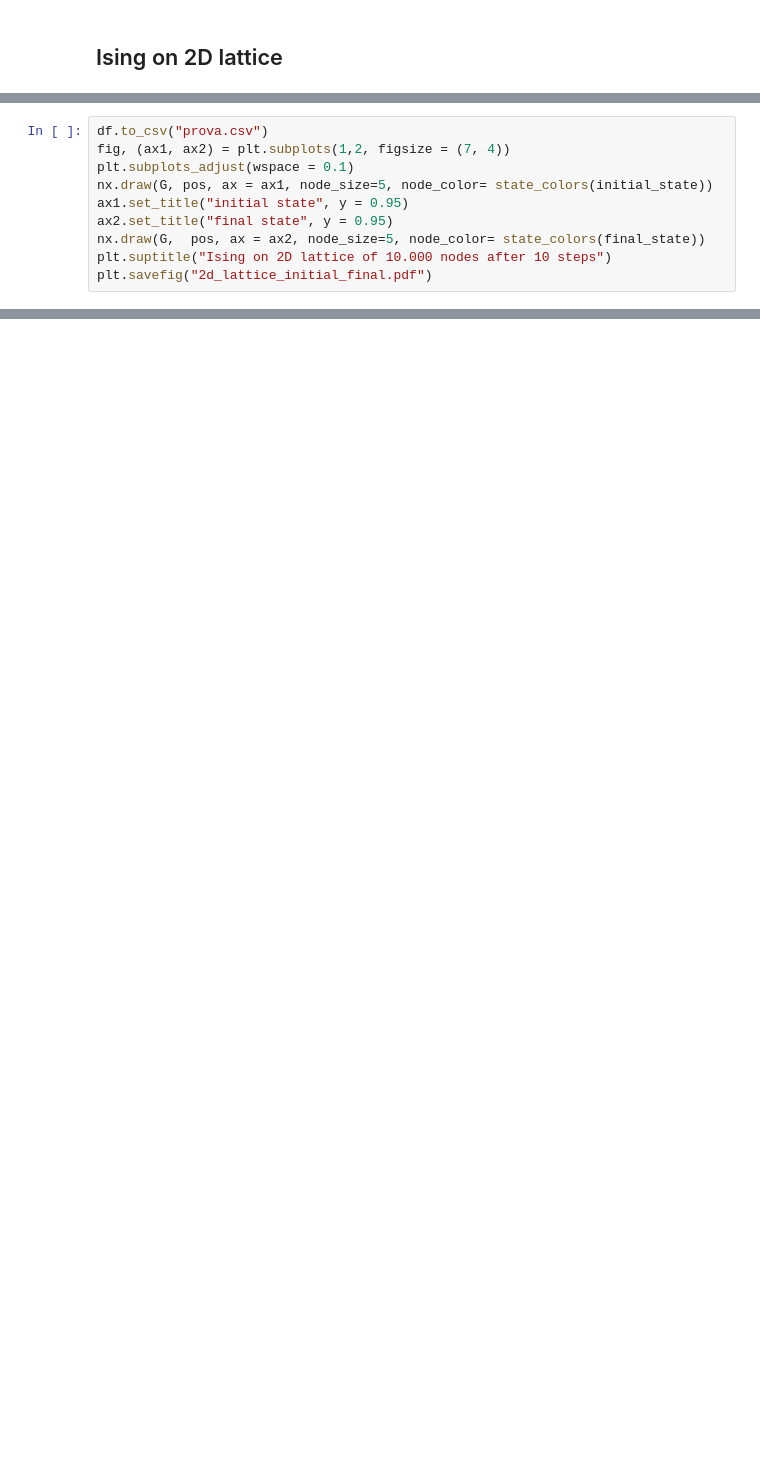
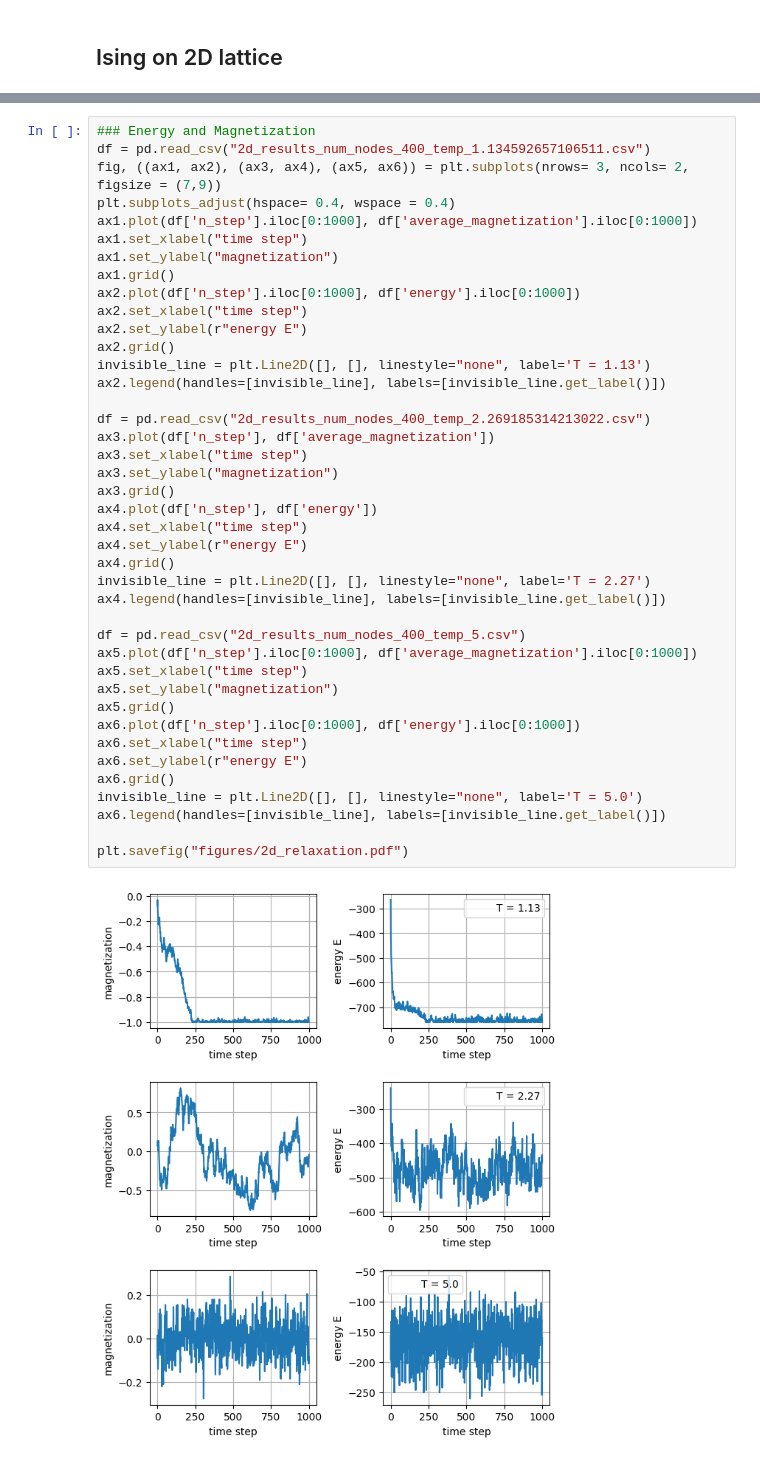
Before and after one commit to miriamzara/ComplexNet_project, a Jupyter notebook: project_01/metropolis.ipynb, the cells around one changed output, grey strips where cells are left out. Cells and saved outputs as stored; diff of their text form; blank space fills up the shorter version.

```diff
--- a/project_01/metropolis.ipynb
+++ b/project_01/metropolis.ipynb
@@ -129,10 +155,0 @@ step number 9
-# %%
-df.to_csv("prova.csv")
-fig, (ax1, ax2) = plt.subplots(1,2, figsize = (7, 4))
-plt.subplots_adjust(wspace = 0.1)
-nx.draw(G, pos, ax = ax1, node_size=5, node_color= state_colors(initial_state))
-ax1.set_title("initial state", y = 0.95)
-ax2.set_title("final state", y = 0.95)
-nx.draw(G,  pos, ax = ax2, node_size=5, node_color= state_colors(final_state))
-plt.suptitle("Ising on 2D lattice of 10.000 nodes after 10 steps")
-plt.savefig("2d_lattice_initial_final.pdf")
@@ -147,0 +166,43 @@ ax.plot(df['n_step'], df['average_magnetization'])
+# %%
+### Energy and Magnetization
+df = pd.read_csv("2d_results_num_nodes_400_temp_1.134592657106511.csv")
+fig, ((ax1, ax2), (ax3, ax4), (ax5, ax6)) = plt.subplots(nrows= 3, ncols= 2, figsize = (7,9))
+plt.subplots_adjust(hspace= 0.4, wspace = 0.4)
+ax1.plot(df['n_step'].iloc[0:1000], df['average_magnetization'].iloc[0:1000])
+ax1.set_xlabel("time step")
+ax1.set_ylabel("magnetization")
+ax1.grid()
+ax2.plot(df['n_step'].iloc[0:1000], df['energy'].iloc[0:1000])
+ax2.set_xlabel("time step")
+ax2.set_ylabel(r"energy E")
+ax2.grid()
+invisible_line = plt.Line2D([], [], linestyle="none", label='T = 1.13')
+ax2.legend(handles=[invisible_line], labels=[invisible_line.get_label()])
+
+df = pd.read_csv("2d_results_num_nodes_400_temp_2.269185314213022.csv")
+ax3.plot(df['n_step'], df['average_magnetization'])
+ax3.set_xlabel("time step")
+ax3.set_ylabel("magnetization")
+ax3.grid()
+ax4.plot(df['n_step'], df['energy'])
+ax4.set_xlabel("time step")
+ax4.set_ylabel(r"energy E")
+ax4.grid()
+invisible_line = plt.Line2D([], [], linestyle="none", label='T = 2.27')
+ax4.legend(handles=[invisible_line], labels=[invisible_line.get_label()])
+
+df = pd.read_csv("2d_results_num_nodes_400_temp_5.csv")
+ax5.plot(df['n_step'].iloc[0:1000], df['average_magnetization'].iloc[0:1000])
+ax5.set_xlabel("time step")
+ax5.set_ylabel("magnetization")
+ax5.grid()
+ax6.plot(df['n_step'].iloc[0:1000], df['energy'].iloc[0:1000])
+ax6.set_xlabel("time step")
+ax6.set_ylabel(r"energy E")
+ax6.grid()
+invisible_line = plt.Line2D([], [], linestyle="none", label='T = 5.0')
+ax6.legend(handles=[invisible_line], labels=[invisible_line.get_label()])
+
+plt.savefig("figures/2d_relaxation.pdf")
+# %% [output]
+[figure, added]
```
Also changed, not shown: parts of 10 cells of this notebook, 28 other files.
